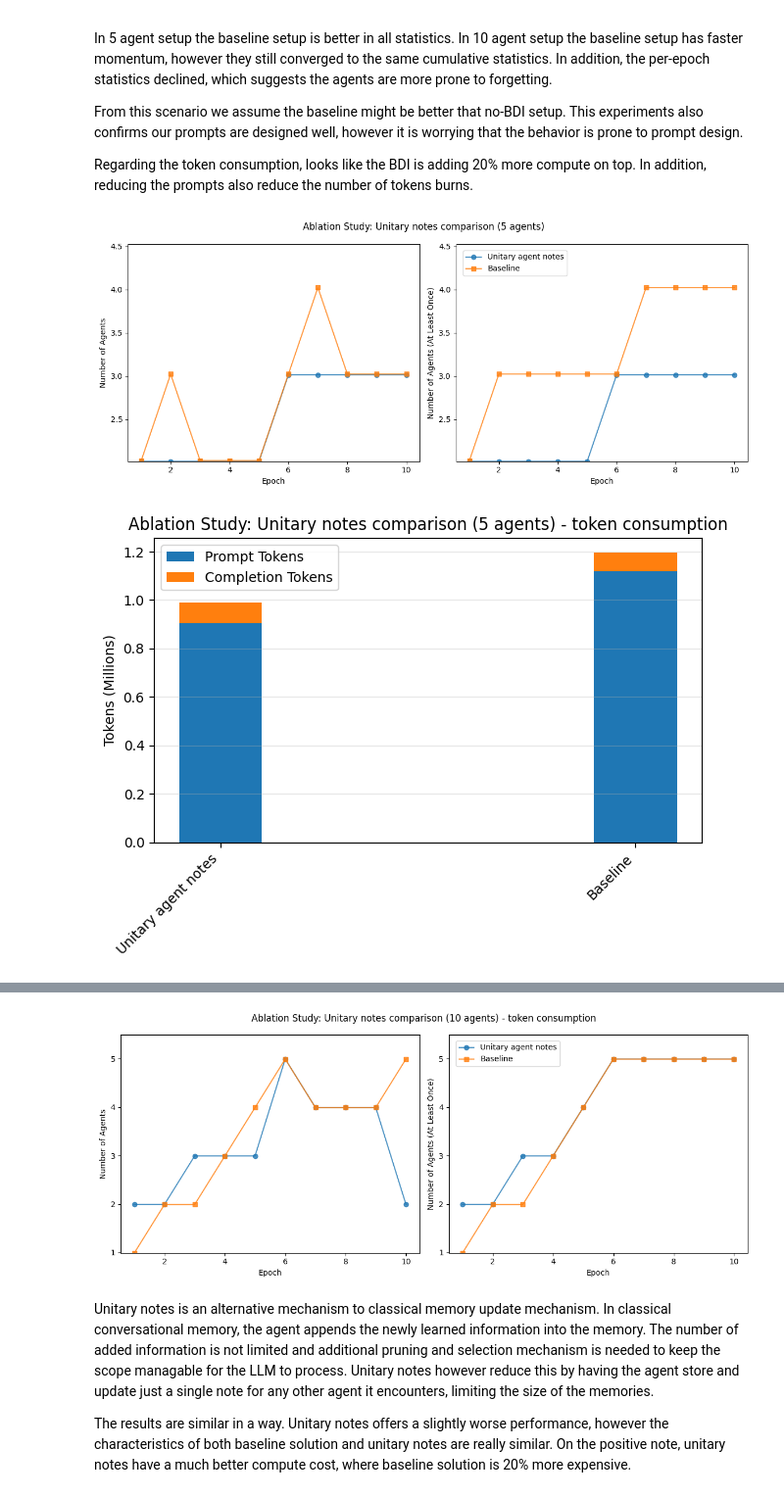
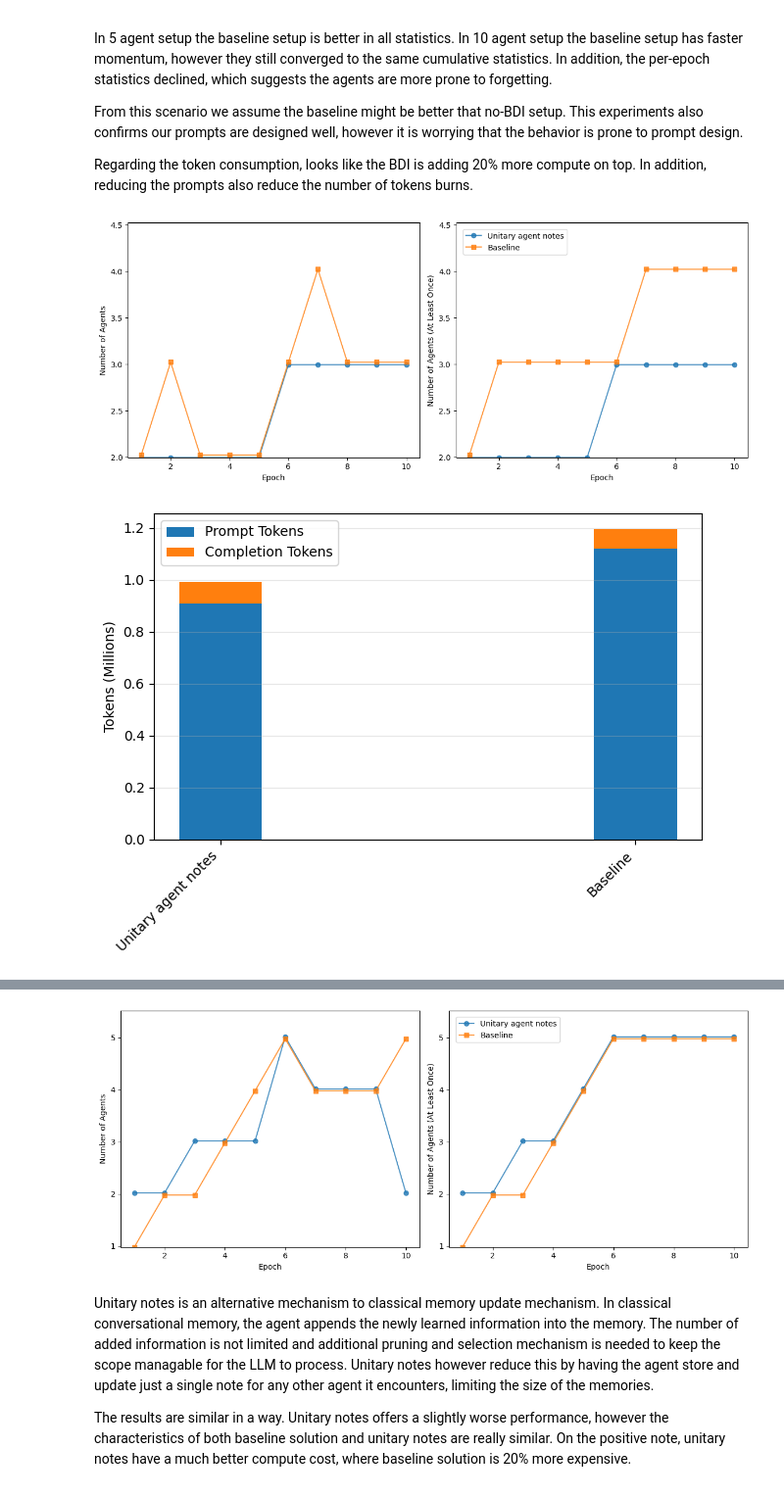
Before and after one commit to matuskonig/generative-agents, a Jupyter notebook: experiments/abbl_study_1_results.ipynb, the cells around one changed output, grey strips where cells are left out. Shown at 98% size. Cells and saved outputs as stored; diff of their text form; code cells hidden in the pictures.

```diff
--- a/experiments/abbl_study_1_results.ipynb
+++ b/experiments/abbl_study_1_results.ipynb
@@ -99,7 +99,7 @@ def get_per_epoch_at_least_once_counts(result: ExperimentResult):
         unique_agents.update(epoch_agents)
         yield len(unique_agents)
 # %%
-def create_abblation_plot(data: list[tuple[str, ExperimentResult]], title: str):
+def create_abblation_plot(data: list[tuple[str, ExperimentResult]], title: str, filename: str) -> None:
     fig, axes = plt.subplots(1, 2, figsize=(12, 5))
 
     JIGGLE_SCALE = 0.025
@@ -123,7 +123,7 @@ def create_abblation_plot(data: list[tuple[str, ExperimentResult]], title: str):
         min_y = min(min_y, min(y2))
 
     # Common settings
-    fig.suptitle(title)
+    #fig.suptitle(title)
     axes[0].set_xlabel("Epoch")
     axes[1].set_xlabel("Epoch")
     axes[0].set_ylabel("Number of Agents")
@@ -135,12 +135,14 @@ def create_abblation_plot(data: list[tuple[str, ExperimentResult]], title: str):
     plt.legend(loc="upper left", bbox_to_anchor=(0.01, 0.99))
 
     plt.tight_layout()
+    plt.savefig(f"assets/{filename}", bbox_inches="tight")
     plt.show()
 
 
 def create_token_consumption_plot(
     data: list[tuple[str, ExperimentResult]],
     title: str,
+    filename: str,
 ) -> None:
     """Create a stacked bar chart showing token consumption per experiment."""
     fig, ax = plt.subplots()
@@ -157,12 +159,13 @@ def create_token_consumption_plot(
 
     #ax.set_xlabel("Experiment")
     ax.set_ylabel("Tokens (Millions)")
-    ax.set_title(title)
+    #ax.set_title(title)
     ax.set_xticks(x)
     ax.set_xticklabels(labels, rotation=45, ha="right")
     ax.legend()
     ax.grid(axis="y", alpha=0.3)
     plt.tight_layout()
+    plt.savefig(f"assets/{filename}", bbox_inches="tight")
     plt.show()
 # %% [markdown]
 # Introduction
@@ -238,32 +245,36 @@ Regarding the token consumption, looks like the BDI is adding 20% more compute o
 # %%
 create_abblation_plot(
     [
         ("Unitary agent notes", B1_unitary_5),
         ("Baseline", A1_baseline_5),
     ],
     title="Ablation Study: Unitary notes comparison (5 agents)",
+    filename="abblation_unitary_5.pdf",
 )
 create_token_consumption_plot(
     [
         ("Unitary agent notes", B1_unitary_5),
         ("Baseline", A1_baseline_5),
     ],
     title="Ablation Study: Unitary notes comparison (5 agents) - token consumption",
+    filename="abblation_unitary_5_tokens.pdf",
 )
 create_token_consumption_plot(
     [
         ("Unitary agent notes", B3_unitary_10),
         ("Baseline", A5_baseline_10),
     ],
     title="Ablation Study: Unitary notes comparison (10 agents)",
+    filename="abblation_unitary_10_tokens.pdf",
 )
 create_abblation_plot(
     [
         ("Unitary agent notes", B3_unitary_10),
         ("Baseline", A5_baseline_10),
     ],
     title="Ablation Study: Unitary notes comparison (10 agents) - token consumption",
+    filename="abblation_unitary_10.pdf",
 )
 # %% [output]
-[figure, old version]
+[figure, new version]
-[figure, old version]
+[figure, new version]
@@ -271,4 +282,4 @@ create_abblation_plot(
-[figure, old version]
+[figure, new version]
 # %% [markdown]
 Unitary notes is an alternative mechanism to classical memory update mechanism.
 In classical conversational memory, the agent appends the newly learned information into the memory. The number of added information is not limited and additional pruning and selection mechanism is needed to keep the scope managable for the LLM to process.
```
Also changed, not shown: parts of 7 cells of this notebook, 39 other files.
